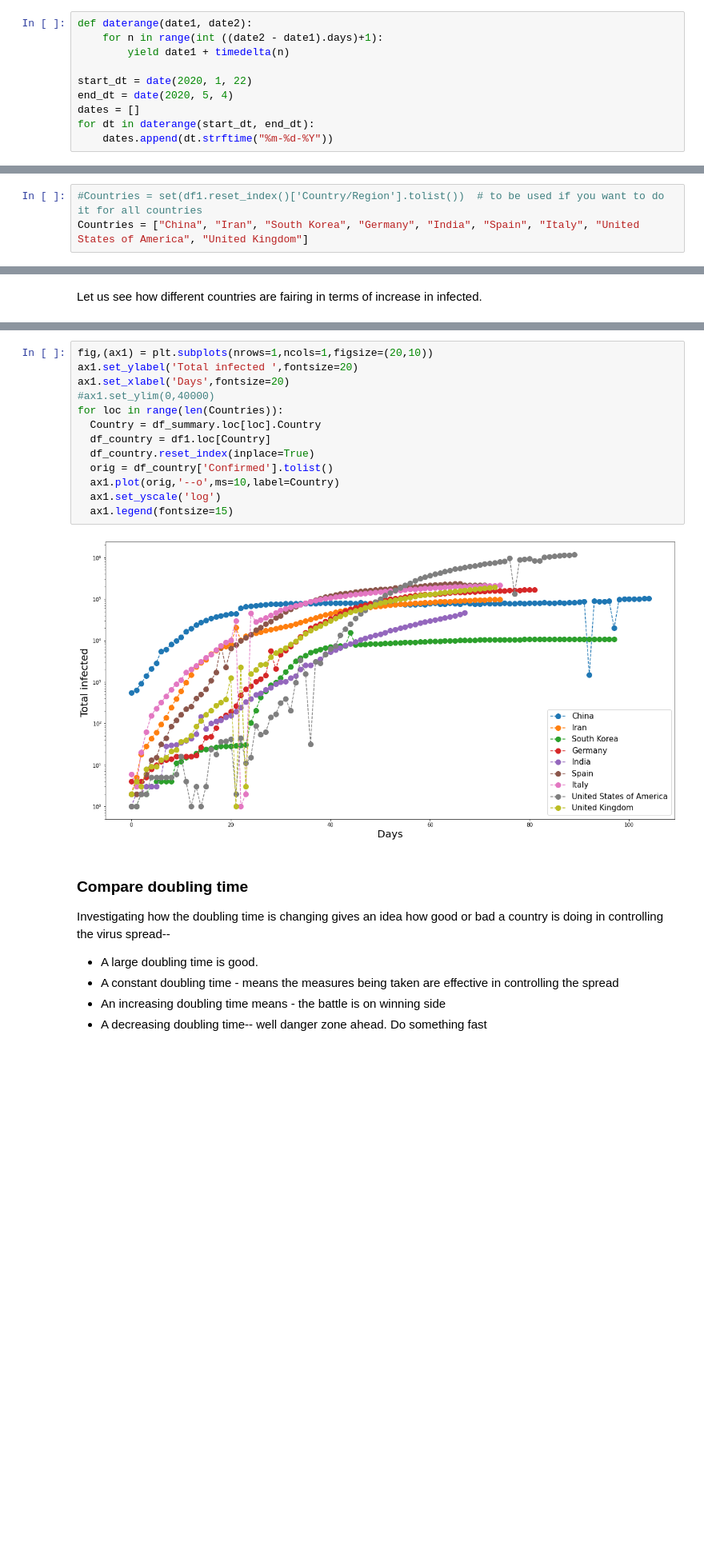
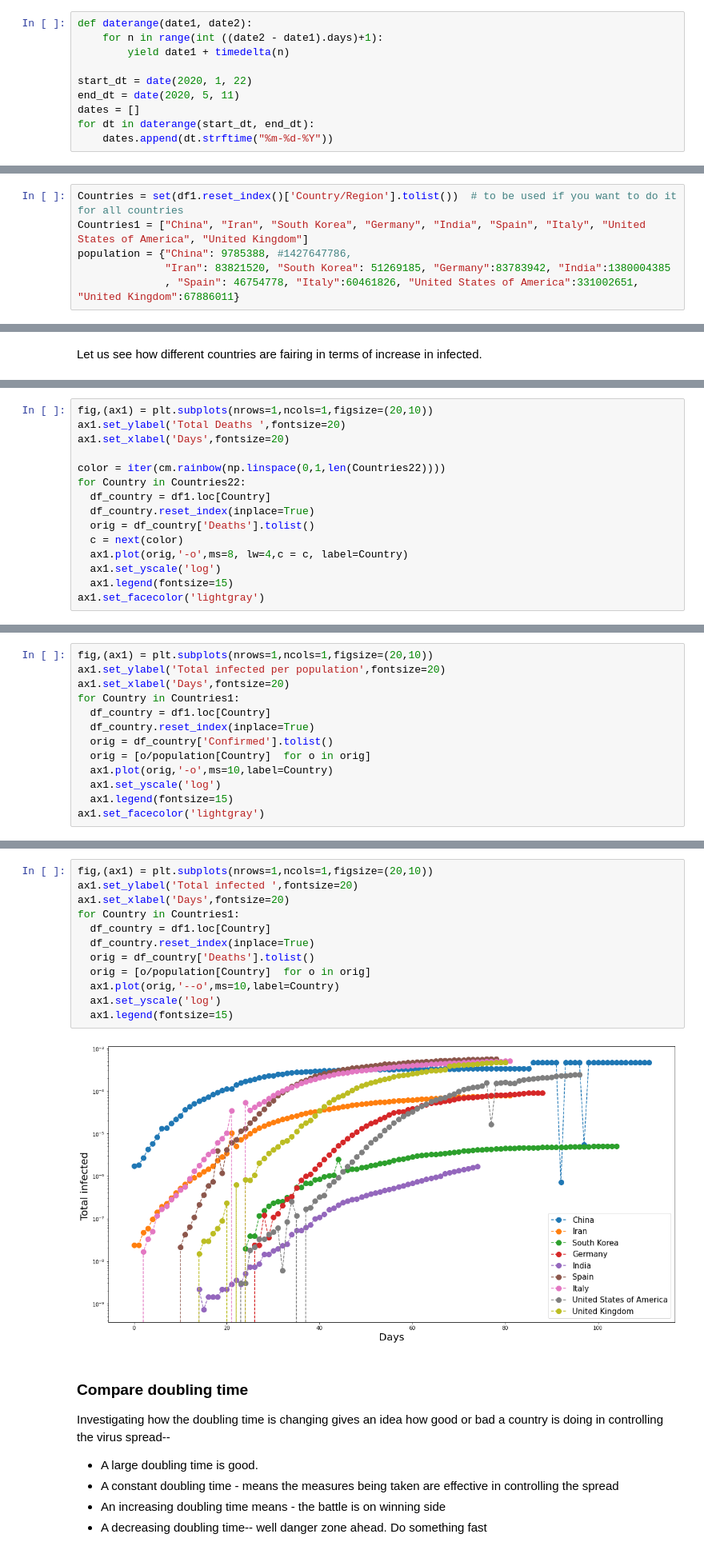
Before and after one commit to amita-kapoor/COVID-2020, a Jupyter notebook: Prediction_Covid_19_WorldWide.ipynb, the cells around one changed output, grey strips where cells are left out. Shown at 80% size. Saved outputs shown, nothing was run; the diff lists cells and outputs as text; blank space fills up the shorter version.

```diff
--- a/Prediction_Covid_19_WorldWide.ipynb
+++ b/Prediction_Covid_19_WorldWide.ipynb
@@ -41,7 +42,7 @@ def daterange(date1, date2):
         yield date1 + timedelta(n)
 
 start_dt = date(2020, 1, 22)
-end_dt = date(2020, 5, 4)
+end_dt = date(2020, 5, 11)
 dates = []
 for dt in daterange(start_dt, end_dt):
     dates.append(dt.strftime("%m-%d-%Y"))
@@ -256,8 +263,11 @@ def prediction_country_summary(Country, df1, plot= False):
           df_country['deceased_percent'].iloc[-1], df_country['recovered_percent'].iloc[-1], \
           df_country['Latitude'].iloc[-1],df_country['Longitude'].iloc[-1]]
 # %%
-#Countries = set(df1.reset_index()['Country/Region'].tolist())  # to be used if you want to do it for all countries
-Countries = ["China", "Iran", "South Korea", "Germany", "India", "Spain", "Italy", "United States of America", "United Kingdom"]
+Countries = set(df1.reset_index()['Country/Region'].tolist())  # to be used if you want to do it for all countries
+Countries1 = ["China", "Iran", "South Korea", "Germany", "India", "Spain", "Italy", "United States of America", "United Kingdom"]
+population = {"China": 9785388, #1427647786,
+              "Iran": 83821520, "South Korea": 51269185, "Germany":83783942, "India":1380004385
+              , "Spain": 46754778, "Italy":60461826, "United States of America":331002651, "United Kingdom":67886011}
 # %%
 List = []
 for Country in tqdm(Countries):
@@ -291,0 +328,15 @@ Let us see how different countries are fairing in terms of increase in infected.
+# %%
+fig,(ax1) = plt.subplots(nrows=1,ncols=1,figsize=(20,10))
+ax1.set_ylabel('Total Deaths ',fontsize=20)
+ax1.set_xlabel('Days',fontsize=20)
+
+color = iter(cm.rainbow(np.linspace(0,1,len(Countries22))))
+for Country in Countries22:
+  df_country = df1.loc[Country]
+  df_country.reset_index(inplace=True)
+  orig = df_country['Deaths'].tolist()
+  c = next(color)
+  ax1.plot(orig,'-o',ms=8, lw=4,c = c, label=Country)
+  ax1.set_yscale('log')
+  ax1.legend(fontsize=15)
+ax1.set_facecolor('lightgray')
@@ -291,0 +345,13 @@ Let us see how different countries are fairing in terms of increase in infected.
+# %%
+fig,(ax1) = plt.subplots(nrows=1,ncols=1,figsize=(20,10))
+ax1.set_ylabel('Total infected per population',fontsize=20)
+ax1.set_xlabel('Days',fontsize=20)
+for Country in Countries1:
+  df_country = df1.loc[Country]
+  df_country.reset_index(inplace=True)
+  orig = df_country['Confirmed'].tolist()
+  orig = [o/population[Country]  for o in orig]
+  ax1.plot(orig,'-o',ms=10,label=Country)
+  ax1.set_yscale('log')
+  ax1.legend(fontsize=15)
+ax1.set_facecolor('lightgray')
@@ -292,18 +360,17 @@ Let us see how different countries are fairing in terms of increase in infected.
 # %%
 fig,(ax1) = plt.subplots(nrows=1,ncols=1,figsize=(20,10))
 ax1.set_ylabel('Total infected ',fontsize=20)
 ax1.set_xlabel('Days',fontsize=20)
-#ax1.set_ylim(0,40000)
-for loc in range(len(Countries)):
-  Country = df_summary.loc[loc].Country
+for Country in Countries1:
   df_country = df1.loc[Country]
   df_country.reset_index(inplace=True)
-  orig = df_country['Confirmed'].tolist()
+  orig = df_country['Deaths'].tolist()
+  orig = [o/population[Country]  for o in orig]
   ax1.plot(orig,'--o',ms=10,label=Country)
   ax1.set_yscale('log')
   ax1.legend(fontsize=15)
 # %% [output]
-[figure, old version]
+[figure, new version]
 # %% [markdown]
 ### Compare doubling time
 
```
Also changed, not shown: parts of 30 cells of this notebook.
